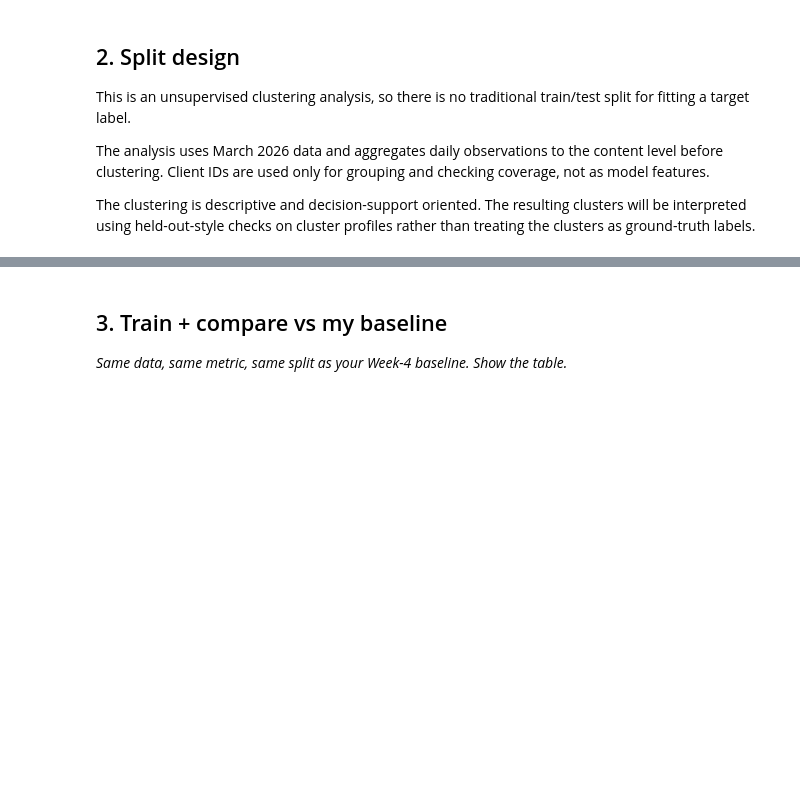
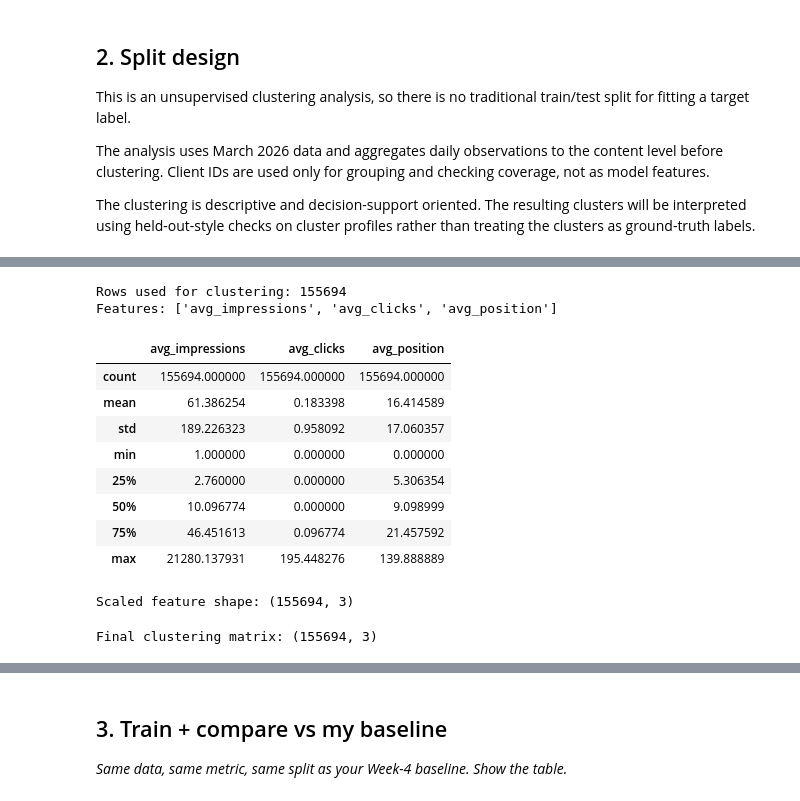
Before and after one commit to MukibHossain/ml-internship-starter, a Jupyter notebook: work/notebooks/w05_model.ipynb, the cells around one changed output, grey strips where cells are left out. Saved outputs shown, nothing was run; the diff lists cells and outputs as text; code cells hidden in the pictures; blank space fills up the shorter version.

```diff
--- a/work/notebooks/w05_model.ipynb
+++ b/work/notebooks/w05_model.ipynb
@@ -79,0 +106,52 @@ The clustering is descriptive and decision-support oriented. The resulting clust
+# %%
+from sklearn.preprocessing import StandardScaler
+
+features = [
+    "avg_impressions",
+    "avg_clicks",
+    "avg_position"
+]
+
+X = cluster_df[features].copy()
+
+# Remove invalid/infinite values
+X = X.replace([np.inf, -np.inf], np.nan).dropna()
+
+print("Rows used for clustering:", len(X))
+print("Features:", features)
+
+X.describe()
+# %% [output]
+Rows used for clustering: 155694
+Features: ['avg_impressions', 'avg_clicks', 'avg_position']
+|  | avg_impressions | avg_clicks | avg_position |
+| count | 155694.000000 | 155694.000000 | 155694.000000 |
+| mean | 61.386254 | 0.183398 | 16.414589 |
+| std | 189.226323 | 0.958092 | 17.060357 |
+| min | 1.000000 | 0.000000 | 0.000000 |
+| 25% | 2.760000 | 0.000000 | 5.306354 |
+| 50% | 10.096774 | 0.000000 | 9.098999 |
+| 75% | 46.451613 | 0.096774 | 21.457592 |
+| max | 21280.137931 | 195.448276 | 139.888889 |
+# %%
+scaler = StandardScaler()
+
+X_scaled = scaler.fit_transform(X)
+
+print("Scaled feature shape:", X_scaled.shape)
+# %% [output]
+Scaled feature shape: (155694, 3)
+# %%
+# Log-transform highly skewed volume and click features
+X_model = X.copy()
+
+X_model["avg_impressions"] = np.log1p(X_model["avg_impressions"])
+X_model["avg_clicks"] = np.log1p(X_model["avg_clicks"])
+
+# Scale transformed features
+scaler = StandardScaler()
+X_scaled = scaler.fit_transform(X_model)
+
+print("Final clustering matrix:", X_scaled.shape)
+# %% [output]
+Final clustering matrix: (155694, 3)
```
Also changed, not shown: parts of 3 cells of this notebook.
